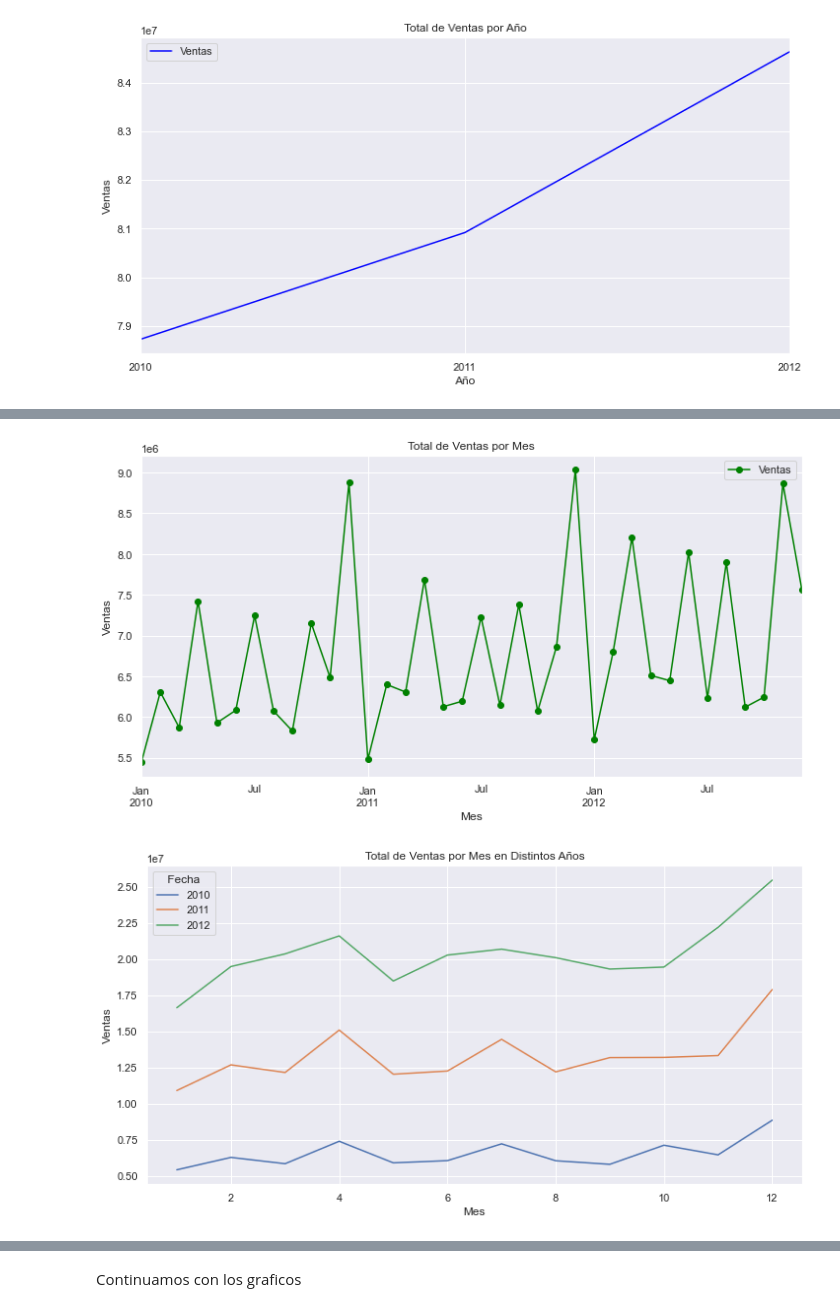
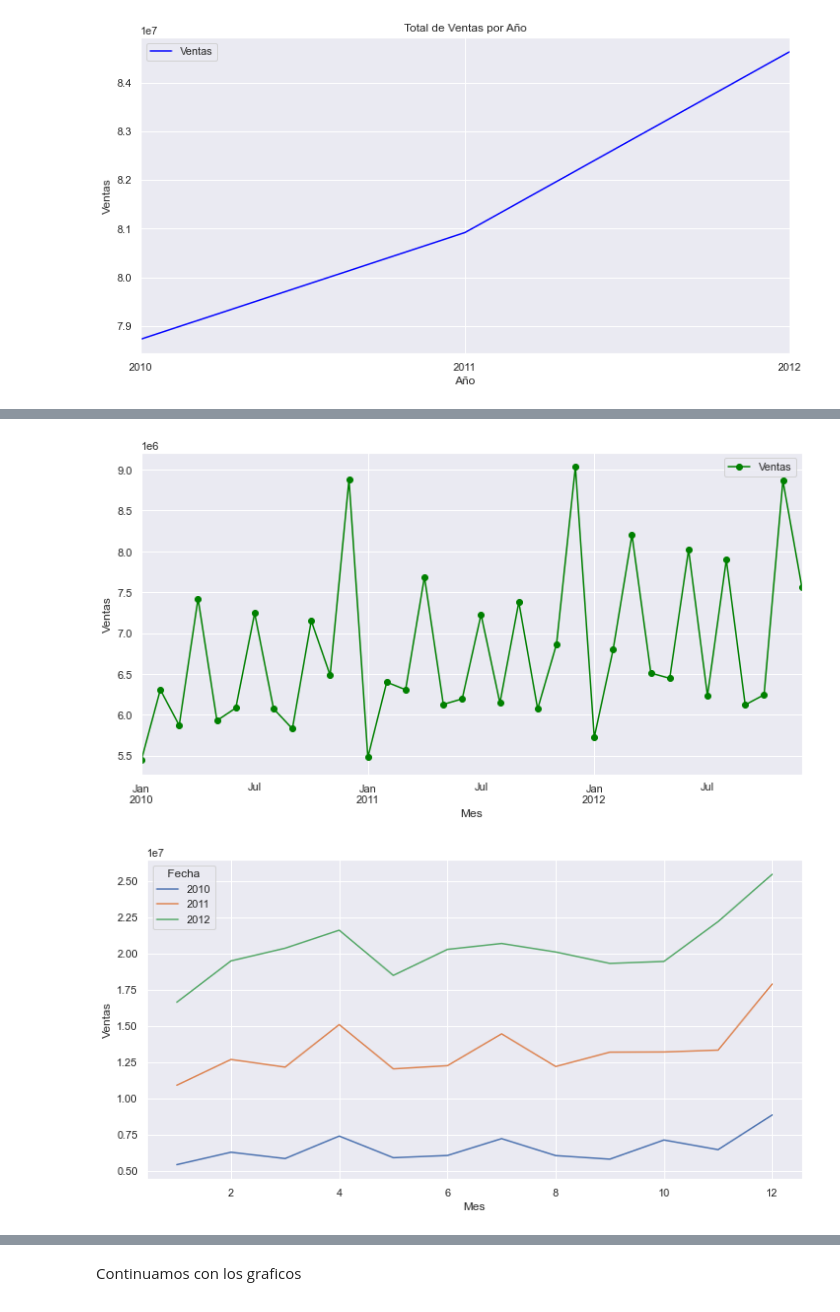
Before and after one commit to jgerezrodriguez/ProyectoFinalJG, a Jupyter notebook: ProyectoFinal-Rev1.ipynb, the cells around one changed output, grey strips where cells are left out. Cells and saved outputs as stored; diff of their text form; code cells hidden in the pictures.

```diff
--- a/ProyectoFinal-Rev1.ipynb
+++ b/ProyectoFinal-Rev1.ipynb
@@ -439,24 +543,24 @@ data_agrupada_month1.plot(kind='line', figsize=(12, 6), color= "green", marker='
 
 plt.xlabel('Mes')
 plt.ylabel('Ventas')
-plt.title('Total de Ventas por Mes')
+#plt.title('Total de Ventas por Mes')
 
 plt.show()
 # %% [output]
-[figure, old version]
+[figure, new version]
 # %%
 #Total de ventas agrupadas por mes y año
 
 data_agrupada = df.groupby([df['Fecha'].dt.month, df['Fecha'].dt.year])['Ventas'].sum()
 
 # Gráfico de linea para la suma de ventas por mes en distintos años
 
 data_agrupada.unstack().plot(kind='line', stacked=True, figsize=(12, 6))
 
 plt.xlabel('Mes')
 plt.ylabel('Ventas')
-plt.title('Total de Ventas por Mes en Distintos Años')
+#plt.title('Total de Ventas por Mes en Distintos Años')
 
 plt.show()
 # %% [output]
-[figure, old version]
+[figure, new version]
```
Also changed, not shown: parts of 26 cells of this notebook, 12 other files.
